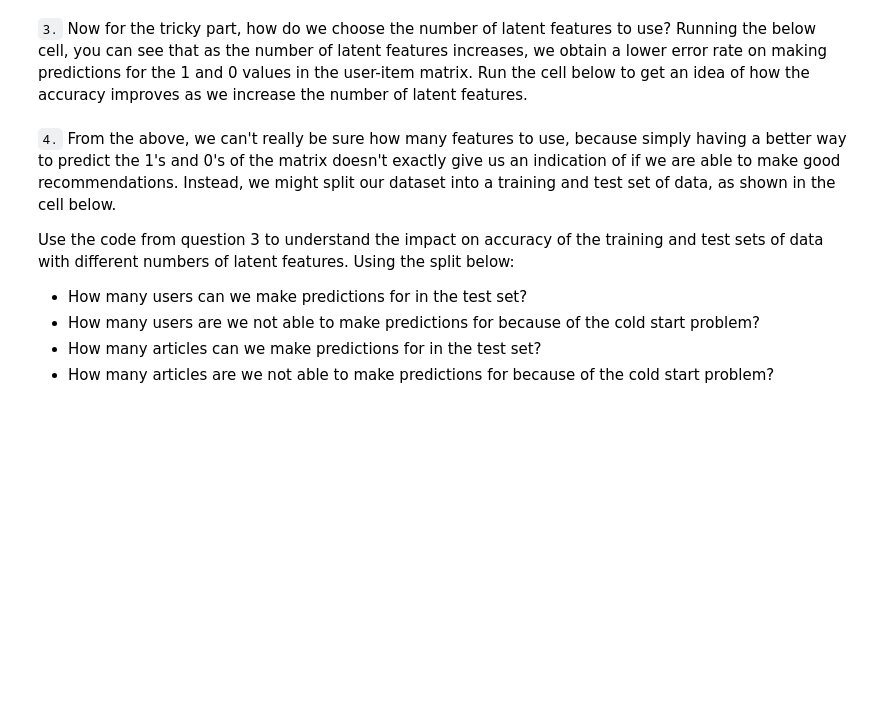
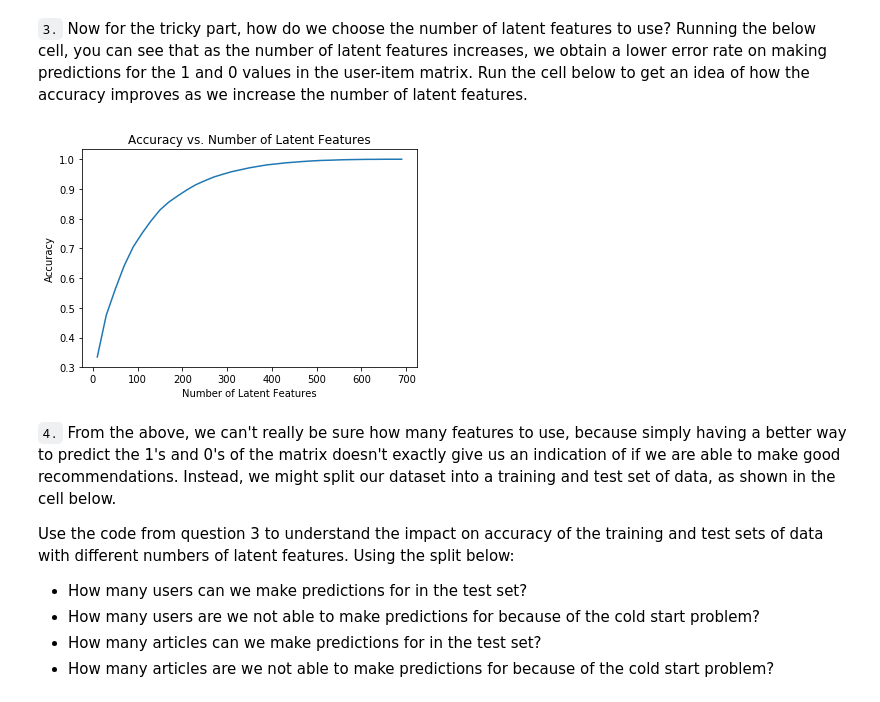
Before and after one commit to frank-a-i/recommendation-engine, a Jupyter notebook: Recommendations_with_IBM.ipynb, the cells around one changed output. Saved outputs shown, nothing was run; the diff lists cells and outputs as text; code cells hidden in the pictures; blank space fills up the shorter version.

```diff
--- a/Recommendations_with_IBM.ipynb
+++ b/Recommendations_with_IBM.ipynb
@@ -642,35 +756,46 @@ user_item_matrix.head()
 `2.` In this situation, you can use Singular Value Decomposition from [numpy](https://docs.scipy.org/doc/numpy-1.14.0/reference/generated/numpy.linalg.svd.html) on the user-item matrix.  Use the cell to perform SVD, and explain why this is different than in the lesson.
 # %%
 # Perform SVD on the User-Item Matrix Here
-
-u, s, vt = # use the built in to get the three matrices
+def get_u_s_vt(user_item_matrix):
+    if not user_item_matrix.isnull().values.any(): # can only run on 'complete' matrices
+        u, s, vt = np.linalg.svd(user_item_matrix) # use the built in to get the three matrices
+    else:
+        raise RuntimeError("Missing values cannot run numpy's SVD")
+    return u, s, vt
+u, s, vt = get_u_s_vt(user_item_matrix)
 # %% [markdown]
 **Provide your response here.**
 # %% [markdown]
 `3.` Now for the tricky part, how do we choose the number of latent features to use?  Running the below cell, you can see that as the number of latent features increases, we obtain a lower error rate on making predictions for the 1 and 0 values in the user-item matrix.  Run the cell below to get an idea of how the accuracy improves as we increase the number of latent features.
 # %%
+def get_errs(u, s, vt, lfeature_range, item_matrix):
+    sum_errs = []
+    for k in num_latent_feats:
+        # restructure with k latent features
+        s_new, u_new, vt_new = np.diag(s[:k]), u[:, :k], vt[:k, :]
+
+        # take dot product
+        user_item_est = np.around(np.dot(np.dot(u_new, s_new), vt_new))
+
+        # compute error for each prediction to actual value
+        diffs = np.subtract(item_matrix, user_item_est)
+
+        # total errors and keep track of them
+        err = np.sum(np.sum(np.abs(diffs)))
+        sum_errs.append(err)
+    return sum_errs
+
+def draw_errs(lfeature_range, sum_errs):
+    plt.plot(num_latent_feats, 1 - np.array(sum_errs)/df.shape[0])
+    plt.xlabel('Number of Latent Features')
+    plt.ylabel('Accuracy')
+    plt.title('Accuracy vs. Number of Latent Features')
+
 num_latent_feats = np.arange(10,700+10,20)
-sum_errs = []
-
-for k in num_latent_feats:
-    # restructure with k latent features
-    s_new, u_new, vt_new = np.diag(s[:k]), u[:, :k], vt[:k, :]
-
-    # take dot product
-    user_item_est = np.around(np.dot(np.dot(u_new, s_new), vt_new))
-
-    # compute error for each prediction to actual value
-    diffs = np.subtract(user_item_matrix, user_item_est)
-
-    # total errors and keep track of them
-    err = np.sum(np.sum(np.abs(diffs)))
-    sum_errs.append(err)
-
-
-plt.plot(num_latent_feats, 1 - np.array(sum_errs)/df.shape[0]);
-plt.xlabel('Number of Latent Features');
-plt.ylabel('Accuracy');
-plt.title('Accuracy vs. Number of Latent Features');
+sum_errs = get_errs(u, s, vt, num_latent_feats, user_item_matrix)
+draw_errs(num_latent_feats, sum_errs)
+# %% [output]
+[figure, added]
 # %% [markdown]
 `4.` From the above, we can't really be sure how many features to use, because simply having a better way to predict the 1's and 0's of the matrix doesn't exactly give us an indication of if we are able to make good recommendations.  Instead, we might split our dataset into a training and test set of data, as shown in the cell below.
 
```
Also changed, not shown: parts of 25 cells of this notebook.
